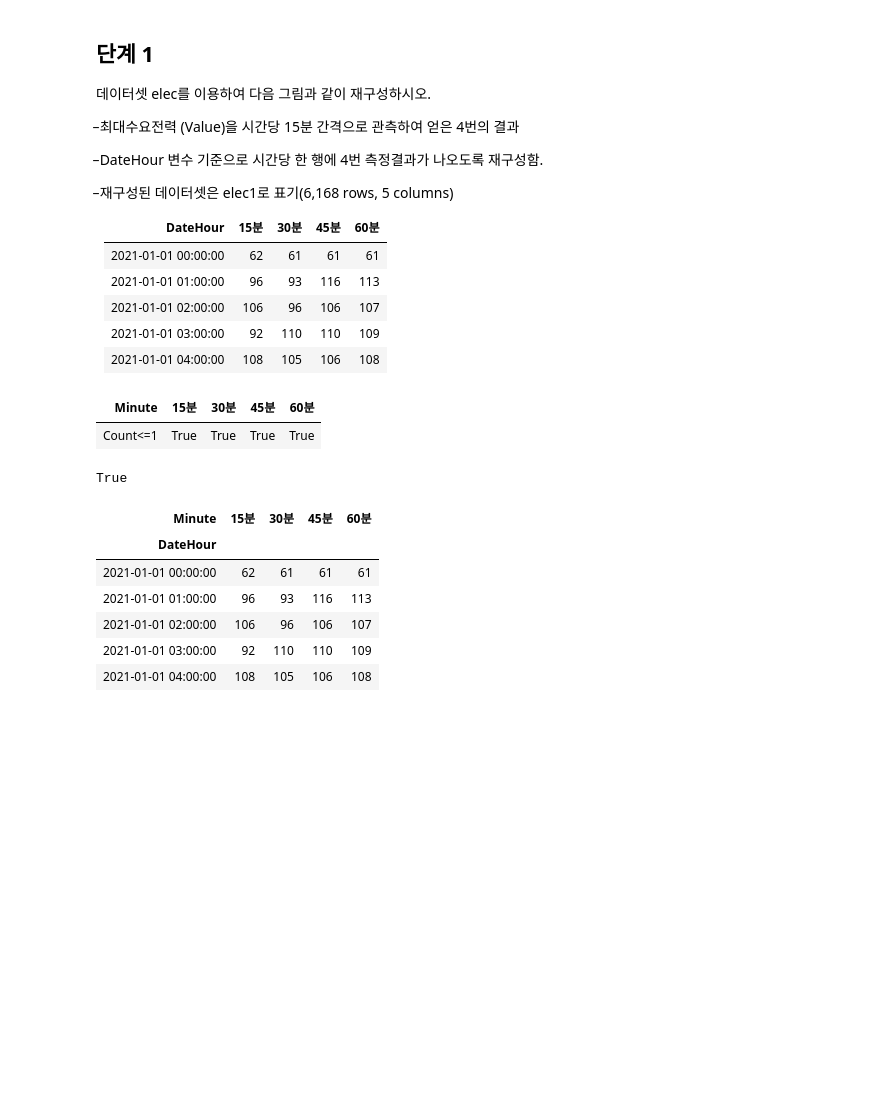
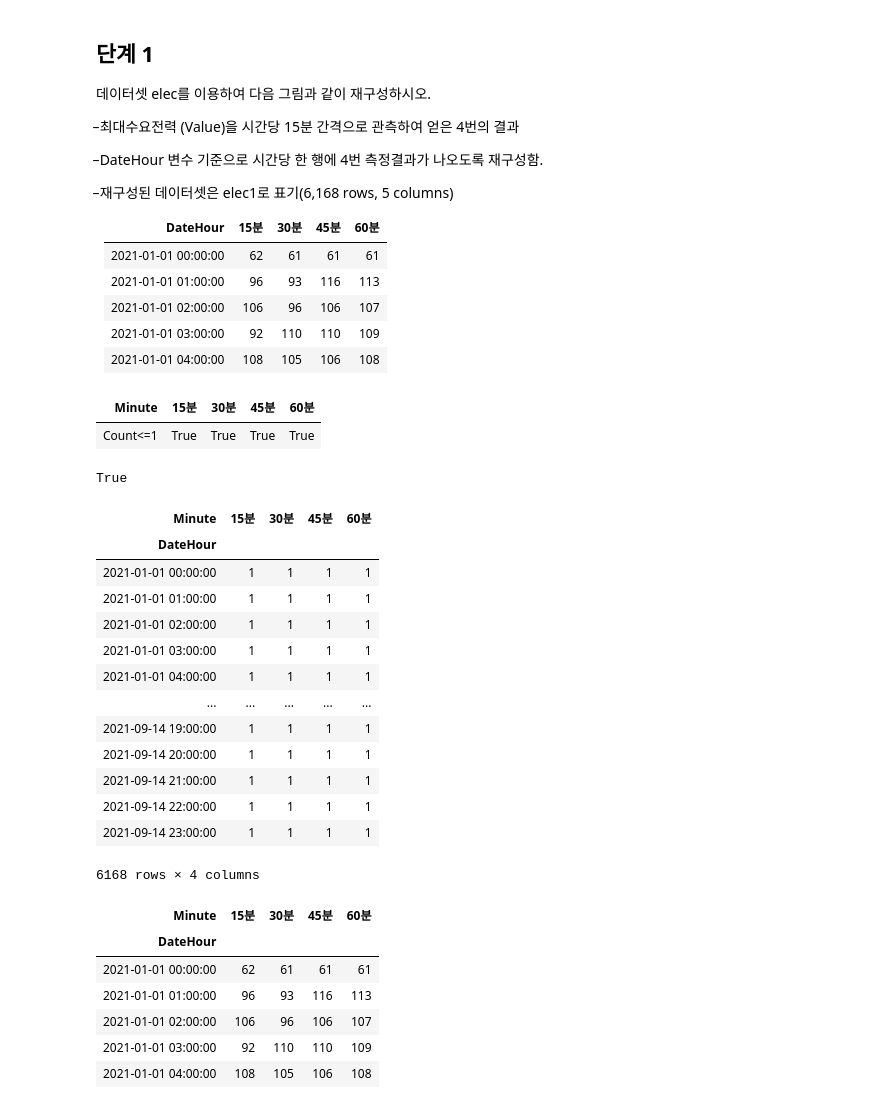
Before and after one commit to sunkusun9/DS_lv3_2409, a Jupyter notebook: sec_ds_lv3_prob3_prob.ipynb, the cells around one changed output. Drawn from its saved outputs; the diff is of its cells as text; code cells hidden in the pictures; blank space fills up the shorter version.

```diff
--- a/sec_ds_lv3_prob3_prob.ipynb
+++ b/sec_ds_lv3_prob3_prob.ipynb
@@ -161,17 +161,35 @@ memory usage: 433.8 KB
 |2021-01-01 02:00:00|106|96|106|107|
 |2021-01-01 03:00:00|92|110|110|109|
 |2021-01-01 04:00:00|108|105|106|108|
-# %%
-# 체크 방법1: pd.crosstab
-(pd.crosstab(index=df_elec['DateHour'], columns=df_elec['Minute']) <= 1).all().rename('Count<=1').to_frame().T
-# %% [output]
-| Minute | 15분 | 30분 | 45분 | 60분 |
-| Count<=1 | True | True | True | True |
-# %%
-# 체크 방법2: pd.DataFrame.pivot_table
-(df_elec.pivot_table(index='DateHour', columns='Minute', aggfunc='size') <= 1).all().all()
-# %% [output]
-True
+# %%
+# 체크 방법1: pd.crosstab
+(pd.crosstab(index=df_elec['DateHour'], columns=df_elec['Minute']) <= 1).all().rename('Count<=1').to_frame().T
+# %% [output]
+| Minute | 15분 | 30분 | 45분 | 60분 |
+| Count<=1 | True | True | True | True |
+# %%
+# 체크 방법2: pd.DataFrame.pivot_table
+(df_elec.pivot_table(index='DateHour', columns='Minute', aggfunc='size') <= 1).all().all()
+# %% [output]
+True
+# %%
+# 체크 방법3: pd.DataFrame.groupby ~ agg 'size'
+df_elec.groupby(['DateHour', 'Minute']).size().unstack(level=-1)
+# %% [output]
+| Minute | 15분 | 30분 | 45분 | 60분 |
+| DateHour |  |  |  |  |
+| 2021-01-01 00:00:00 | 1 | 1 | 1 | 1 |
+| 2021-01-01 01:00:00 | 1 | 1 | 1 | 1 |
+| 2021-01-01 02:00:00 | 1 | 1 | 1 | 1 |
+| 2021-01-01 03:00:00 | 1 | 1 | 1 | 1 |
+| 2021-01-01 04:00:00 | 1 | 1 | 1 | 1 |
+| ... | ... | ... | ... | ... |
+| 2021-09-14 19:00:00 | 1 | 1 | 1 | 1 |
+| 2021-09-14 20:00:00 | 1 | 1 | 1 | 1 |
+| 2021-09-14 21:00:00 | 1 | 1 | 1 | 1 |
+| 2021-09-14 22:00:00 | 1 | 1 | 1 | 1 |
+| 2021-09-14 23:00:00 | 1 | 1 | 1 | 1 |
+6168 rows × 4 columns
 # %%
 # 방법1: pd.DataFrame.pivot - 셀에 매칭이 1이하인 경우 => 성립
 df_elec1 = df_elec.pivot(index='DateHour', columns='Minute', values='Value')
```
Also changed, not shown: parts of 35 cells of this notebook.
